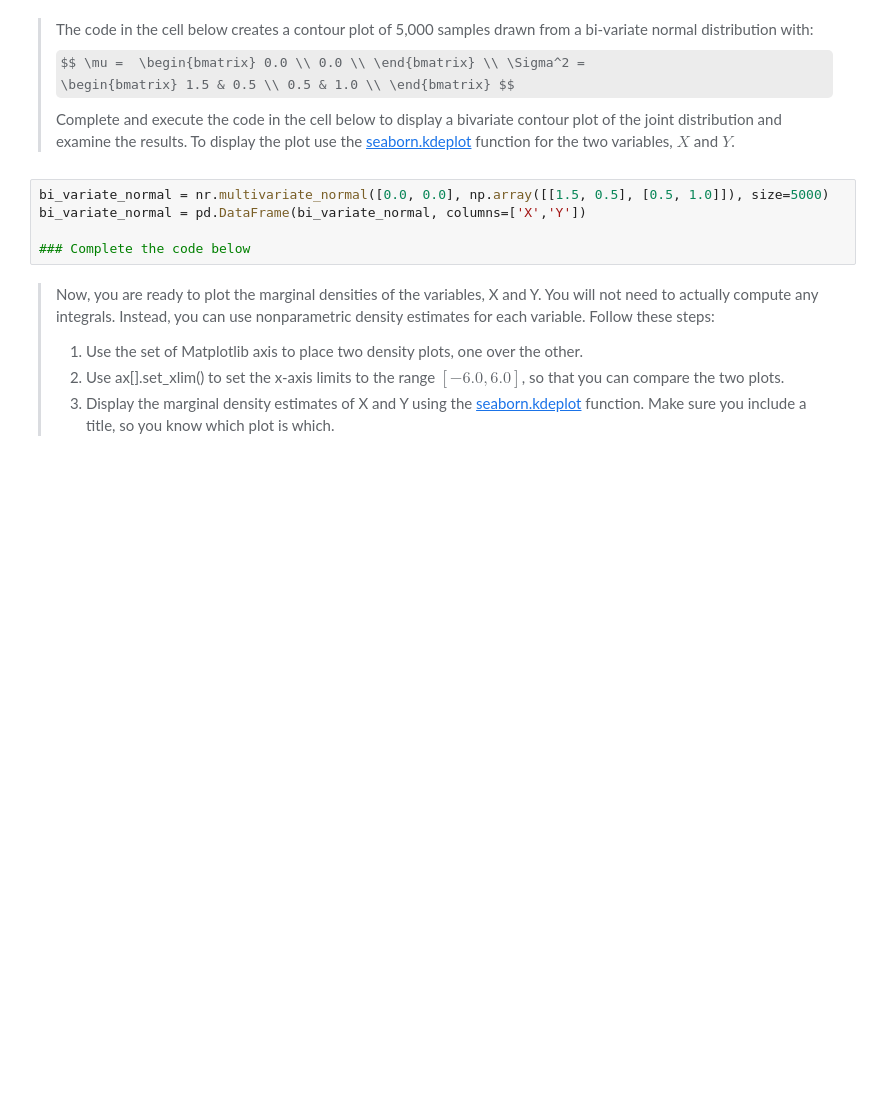
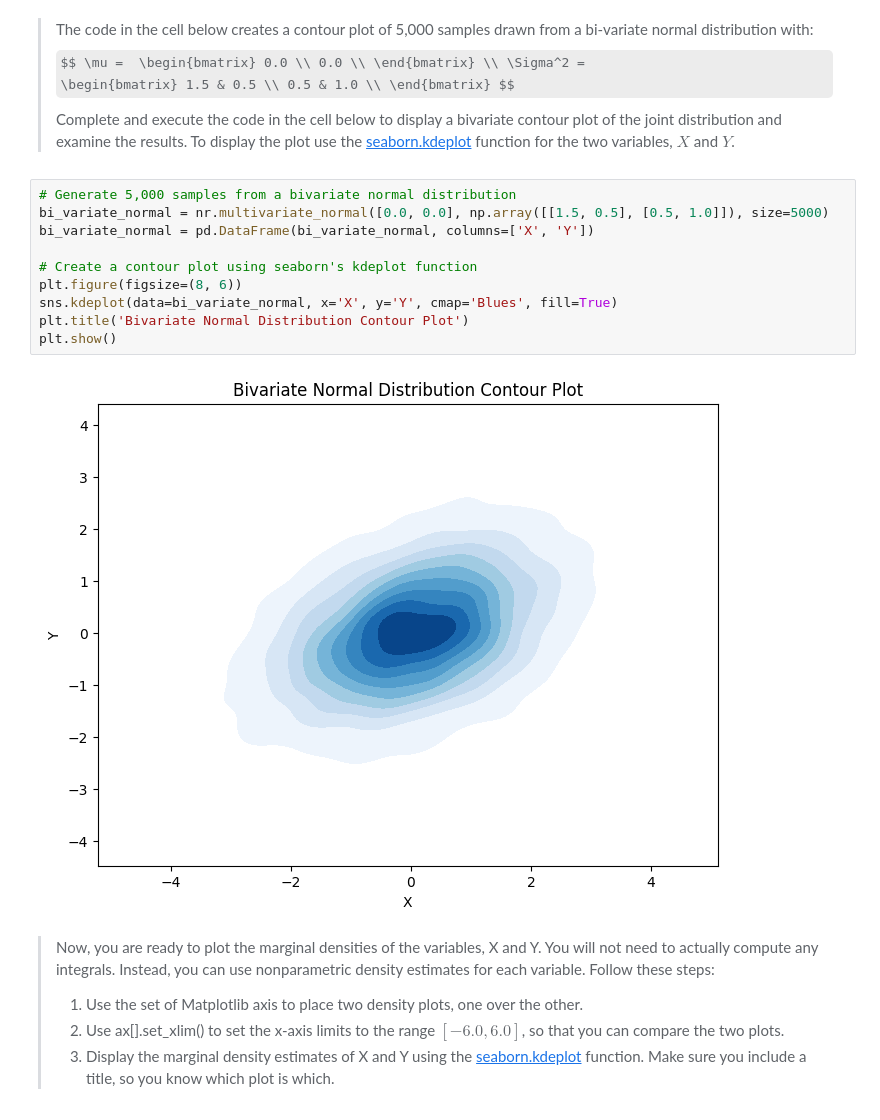
Before and after one commit to StephenElston/CSCI-E-83, a Jupyter notebook: Notebooks/18_Chapter18_BayesianModels.ipynb, the cells around one changed output. Saved outputs shown, nothing was run; the diff lists cells and outputs as text; some formulas as TeX source; blank space fills up the shorter version.

```diff
--- a/Notebooks/18_Chapter18_BayesianModels.ipynb
+++ b/Notebooks/18_Chapter18_BayesianModels.ipynb
@@ -179,10 +179,17 @@ import itertools
 \begin{bmatrix} 1.5 & 0.5 \\ 0.5 & 1.0 \\ \end{bmatrix} $$
 > Complete and execute the code in the cell below to display a bivariate contour plot of the joint distribution and examine the results. To display the plot use the [seaborn.kdeplot]() function for the two variables, $X$ and $Y$.
 # %%
+# Generate 5,000 samples from a bivariate normal distribution
 bi_variate_normal = nr.multivariate_normal([0.0, 0.0], np.array([[1.5, 0.5], [0.5, 1.0]]), size=5000)
-bi_variate_normal = pd.DataFrame(bi_variate_normal, columns=['X','Y'])
+bi_variate_normal = pd.DataFrame(bi_variate_normal, columns=['X', 'Y'])
 
-### Complete the code below
+# Create a contour plot using seaborn's kdeplot function
+plt.figure(figsize=(8, 6))
+sns.kdeplot(data=bi_variate_normal, x='X', y='Y', cmap='Blues', fill=True)
+plt.title('Bivariate Normal Distribution Contour Plot')
+plt.show()
+# %% [output]
+[figure, added]
 # %% [markdown]
 > Now, you are ready to plot the marginal densities of the variables, X and Y. You will not need to actually compute any integrals. Instead, you can use nonparametric density estimates for each variable. Follow these steps:
 > 1. Use the set of Matplotlib axis to place two density plots, one over the other.
```
Also changed, not shown: parts of 42 cells of this notebook.
